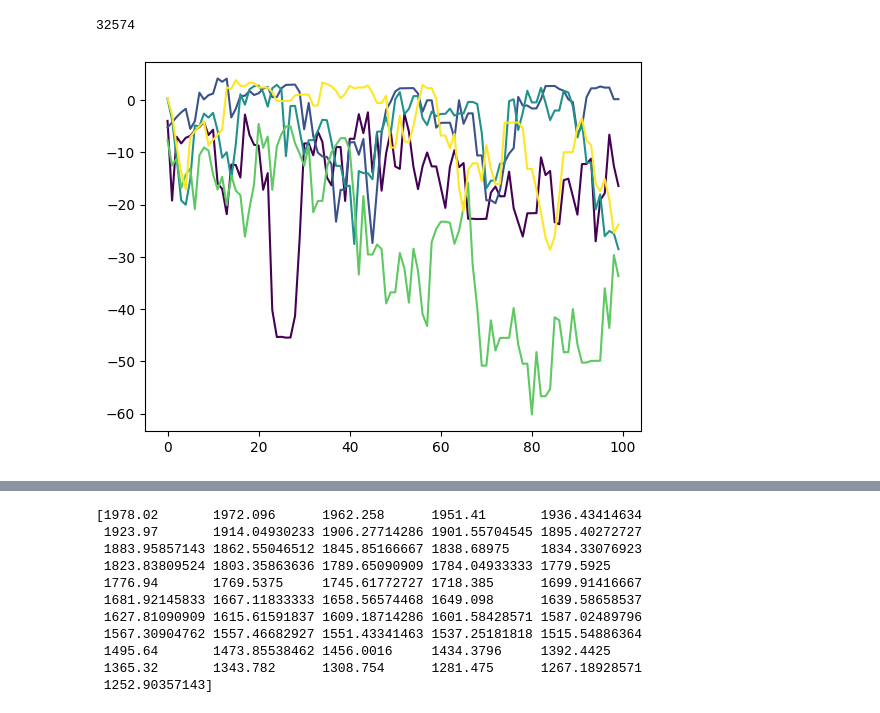
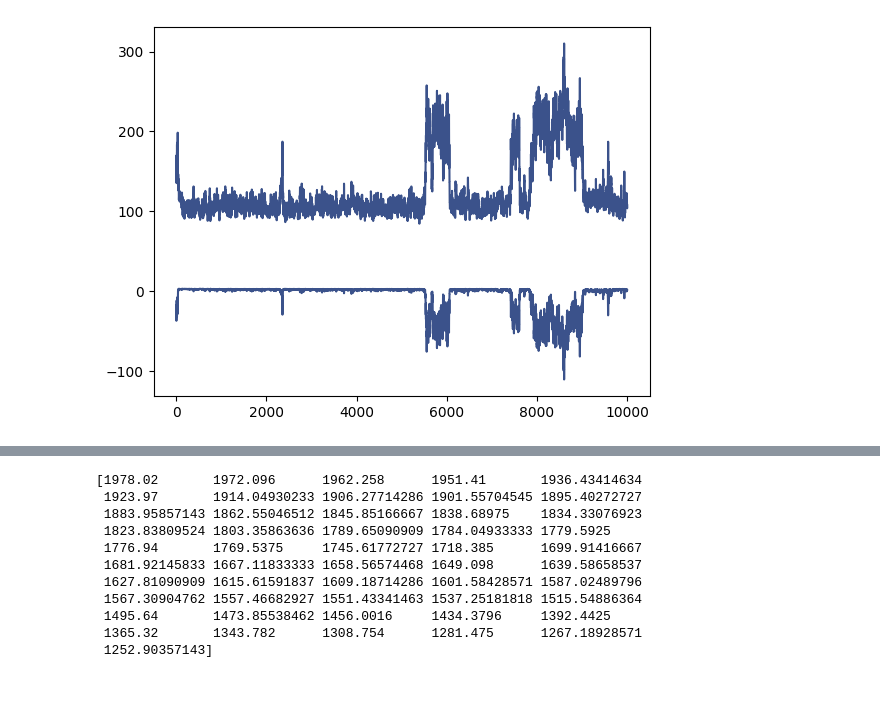
Before and after one commit to hannakjellson/Sampling-for-age-depth-modelling, a Jupyter notebook: python/src/age_depth_models/age_depth_model_OPES/plot.ipynb, the cells around one changed output, grey strips where cells are left out. Cells and saved outputs as stored; diff of their text form; code cells hidden in the pictures.

```diff
--- a/python/src/age_depth_models/age_depth_model_OPES/plot.ipynb
+++ b/python/src/age_depth_models/age_depth_model_OPES/plot.ipynb
@@ -325,34 +309,36 @@ for i in range(config["nch"]):
 # %%
-thinned_samples = resamp_ordered[:, ::10, :]
-if config["ns"] >1000000:
-    rhats = []
-    plt.figure()
-    for i in range(int(len(thinned_samples[0, :, 0])/10000 - 1)):
-        ages = data["theta"] - config["dc"] * np.cumsum(thinned_samples[:, i * 10000: (1+i) * 10000, :], axis = 2)
-        idata = az.convert_to_inference_data(ages)
-        summary = az.summary(idata, round_to=2)
-        rhats.append(summary.r_hat)
+# thinned_samples = resamp_ordered[:, ::100, :]
+# if config["ns"] >1000000:
+#     rhats = []
+#     plt.figure()
+#     for i in range(int(len(thinned_samples[0, :, 0])/10000 - 1)):
+#         ages = data["theta"] - config["dc"] * np.cumsum(thinned_samples[:, i * 10000: (1+i) * 10000, :], axis = 2)
+#         idata = az.convert_to_inference_data(ages)
+#         summary = az.summary(idata, round_to=2)
+#         rhats.append(summary.r_hat)
 
-    rhats = np.array(rhats)
-    print(np.shape(rhats))
-    for i in range(len(rhats[0,:])):
-        plt.plot(rhats[:, i], '*-')
-    if config["ns"]>=100000:
-        plt.savefig(f"../../../../pics/{data_name}/{mid_name}/{config_str}/rhat_evolution_resamp_with_time.jpg")
-    plt.show()
-del resamp_ordered, thinned_samples
-gc.collect()
+#     rhats = np.array(rhats)
+#     print(np.shape(rhats))
+#     for i in range(len(rhats[0,:])):
+#         plt.plot(rhats[:, i], '*-')
+#     if config["ns"]>=100000:
+#         plt.savefig(f"../../../../pics/{data_name}/{mid_name}/{config_str}/rhat_evolution_resamp_with_time.jpg")
+#     plt.show()
+# del resamp_ordered, thinned_samples
+# gc.collect()
-# %% [output]
-32574
+# %%
+energy_values = (base_dir / f"../../../../output/{data_name}/{mid_name}/{config_str}/energy.npy").resolve()
+energy_values = np.load(energy_values)
 # %%
 plt.figure()
-for i in range(config["nch"]):
+for i in range(1,2):
     plt.plot(bias_values[i,:], color = colors[i])
+    plt.plot(energy_values[i,:], color = colors[i])
 if config["ns"]>=100000:
     plt.savefig(f"../../../../pics/{data_name}/{mid_name}/{config_str}/bias.jpg")
 plt.show()
 # %% [output]
-[figure, old version]
+[figure, new version]
 # %%
 energy_values = (base_dir / f"../../../../output/{data_name}/{mid_name}/{config_str}/energy.npy").resolve()
 energy_values = np.load(energy_values)
```
Also changed, not shown: parts of 22 cells of this notebook, 6 other files.
